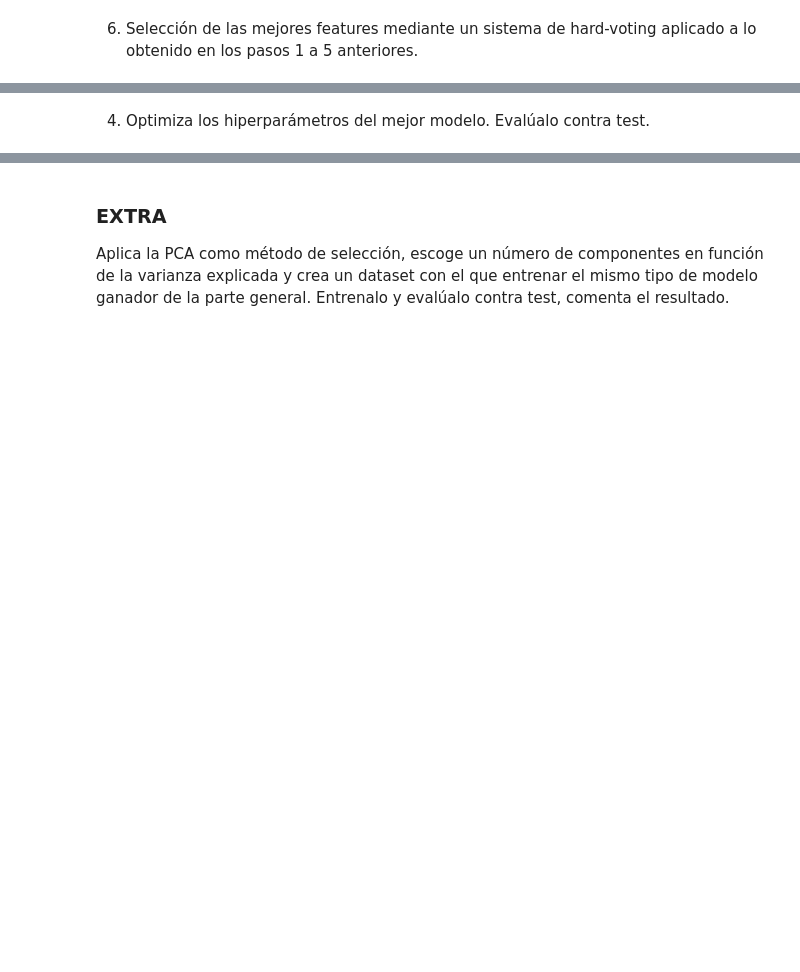
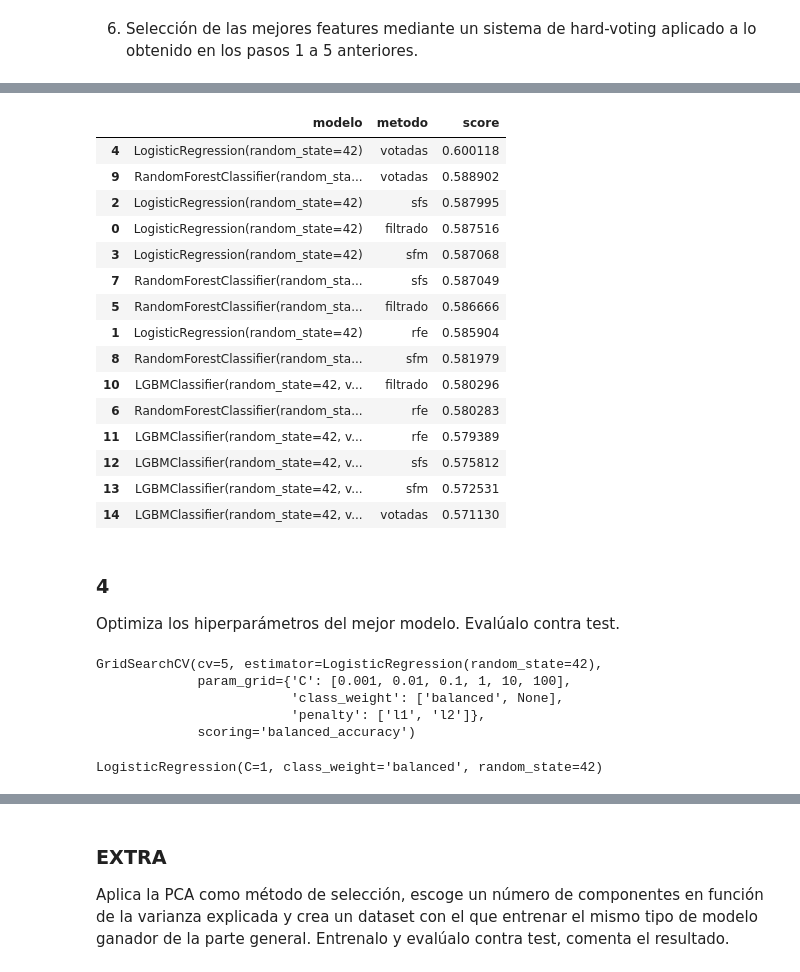
Before and after one commit to njisly/online_ds_thebridge_Nur, a Jupyter notebook: ejercicios/04_Machine_Learning/Sprint_16/Unidad_02/Practica_Obligatoria/18_Practica_Obligatoria_Seleccion_Features.ipynb, the cells around one changed output, grey strips where cells are left out. Saved outputs shown, nothing was run; the diff lists cells and outputs as text; code cells hidden in the pictures; blank space fills up the shorter version.

```diff
--- a/ejercicios/04_Machine_Learning/Sprint_16/Unidad_02/Practica_Obligatoria/18_Practica_Obligatoria_Seleccion_Features.ipynb
+++ b/ejercicios/04_Machine_Learning/Sprint_16/Unidad_02/Practica_Obligatoria/18_Practica_Obligatoria_Seleccion_Features.ipynb
@@ -132 +378,5 @@ df["NumberOfDependents"] = pd.cut(df["NumberOfDependents"], bins=[-1, 0, 3, floa
+# %%
+votadas_mejores = ["RevolvingUtilizationOfUnsecuredLines", "DebtRatio", "90 days late", "MonthlyIncome"]
+# %%
+listas.append(votadas_mejores)
 # %% [markdown]
@@ -133,0 +388,26 @@ df["NumberOfDependents"] = pd.cut(df["NumberOfDependents"], bins=[-1, 0, 3, floa
+# %%
+scaler = StandardScaler()
+X_train[num_col] = scaler.fit_transform(X_train[num_col])
+X_test[num_col] = scaler.transform(X_test[num_col])
+# %%
+lr = LogisticRegression(random_state=42)
+rf = RandomForestClassifier(random_state=42)
+lgbm = LGBMClassifier(verbosity=0, random_state=42)
+
+modelos = [lr, rf, lgbm]
+nombres_listas = ["filtrado", "rfe", "sfs", "sfm", "votadas"]
+
+modelin = []
+nombrin = []
+recallin = []
+
+for modelo in modelos:
+    print(modelo)
+    for lista, nombre in zip(listas, nombres_listas):
+        recall = cross_val_score(modelo, X_train[lista], y_train, cv=5, scoring="balanced_accuracy").mean()
+        modelin.append(modelo)
+        nombrin.append(nombre)
+        recallin.append(recall)
+        print(nombre,recall)
+
+    print("")
@@ -134,2 +432,46 @@ df["NumberOfDependents"] = pd.cut(df["NumberOfDependents"], bins=[-1, 0, 3, floa
+# %%
+pd.DataFrame({
+    "modelo": modelin,
+    "metodo": nombrin,
+    "score": recallin
+}).sort_values(by="score", ascending=False)
+# %% [output]
+|  | modelo | metodo | score |
+| 4 | LogisticRegression(random_state=42) | votadas | 0.600118 |
+| 9 | RandomForestClassifier(random_sta... | votadas | 0.588902 |
+| 2 | LogisticRegression(random_state=42) | sfs | 0.587995 |
+| 0 | LogisticRegression(random_state=42) | filtrado | 0.587516 |
+| 3 | LogisticRegression(random_state=42) | sfm | 0.587068 |
+| 7 | RandomForestClassifier(random_sta... | sfs | 0.587049 |
+| 5 | RandomForestClassifier(random_sta... | filtrado | 0.586666 |
+| 1 | LogisticRegression(random_state=42) | rfe | 0.585904 |
+| 8 | RandomForestClassifier(random_sta... | sfm | 0.581979 |
+| 10 | LGBMClassifier(random_state=42, v... | filtrado | 0.580296 |
+| 6 | RandomForestClassifier(random_sta... | rfe | 0.580283 |
+| 11 | LGBMClassifier(random_state=42, v... | rfe | 0.579389 |
+| 12 | LGBMClassifier(random_state=42, v... | sfs | 0.575812 |
+| 13 | LGBMClassifier(random_state=42, v... | sfm | 0.572531 |
+| 14 | LGBMClassifier(random_state=42, v... | votadas | 0.571130 |
 # %% [markdown]
-4. Optimiza los hiperparámetros del mejor modelo. Evalúalo contra test.
+### 4
+Optimiza los hiperparámetros del mejor modelo. Evalúalo contra test.
+# %%
+param_grid = {
+    'C': [0.001, 0.01, 0.1, 1, 10, 100],  # Parámetro de regularización
+    'penalty': ['l1', 'l2'],  # Tipo de penalización
+    'class_weight': ['balanced', None]
+}
+
+grid_search = GridSearchCV(lr, param_grid, cv=5, scoring='balanced_accuracy')
+
+grid_search.fit(X_train, y_train)
+# %% [output]
+GridSearchCV(cv=5, estimator=LogisticRegression(random_state=42),
+             param_grid={'C': [0.001, 0.01, 0.1, 1, 10, 100],
+                         'class_weight': ['balanced', None],
+                         'penalty': ['l1', 'l2']},
+             scoring='balanced_accuracy')
+# %%
+grid_search.best_estimator_
+# %% [output]
+LogisticRegression(C=1, class_weight='balanced', random_state=42)
```
Also changed, not shown: parts of 43 cells of this notebook, 1 other file.
